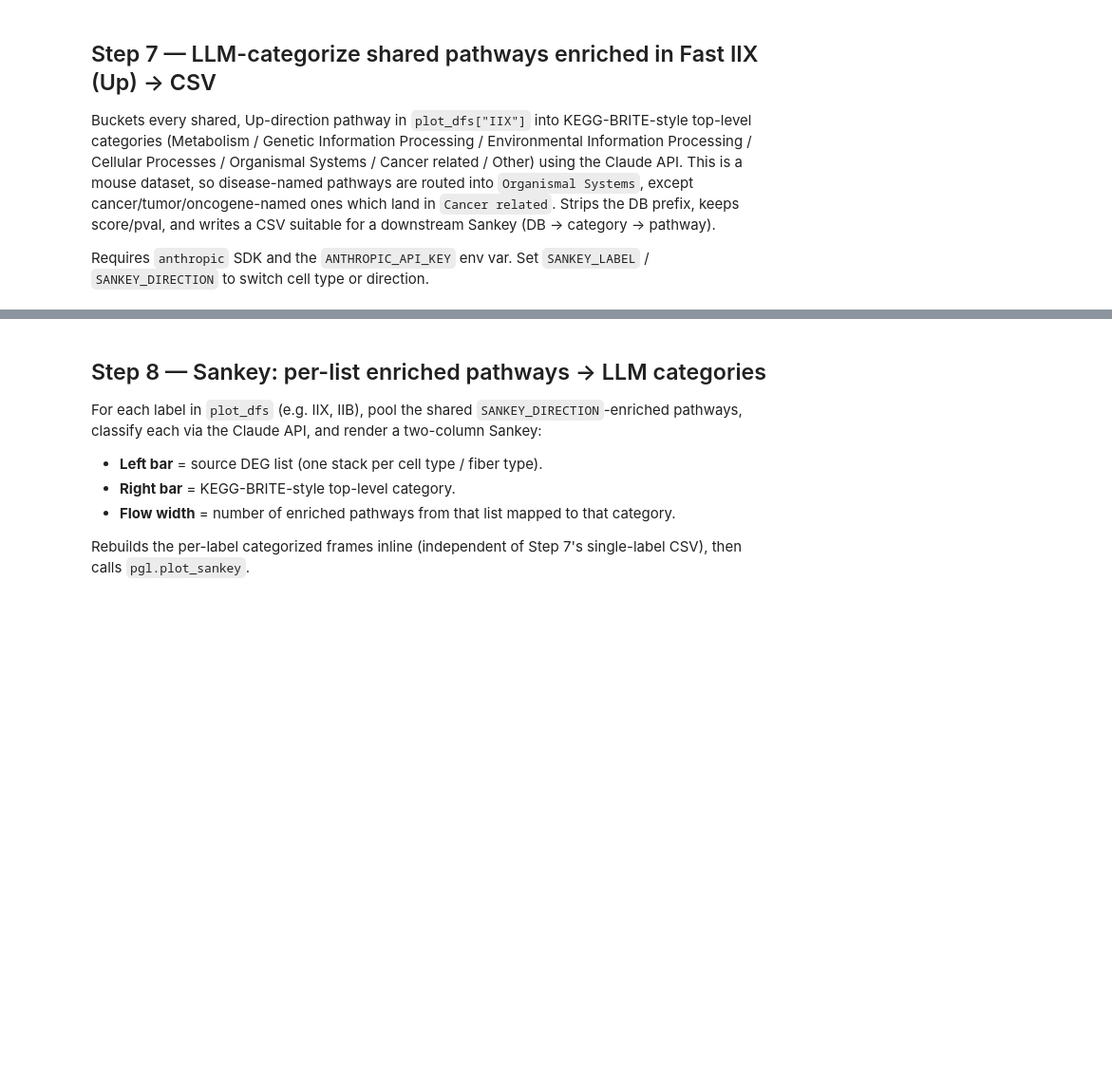
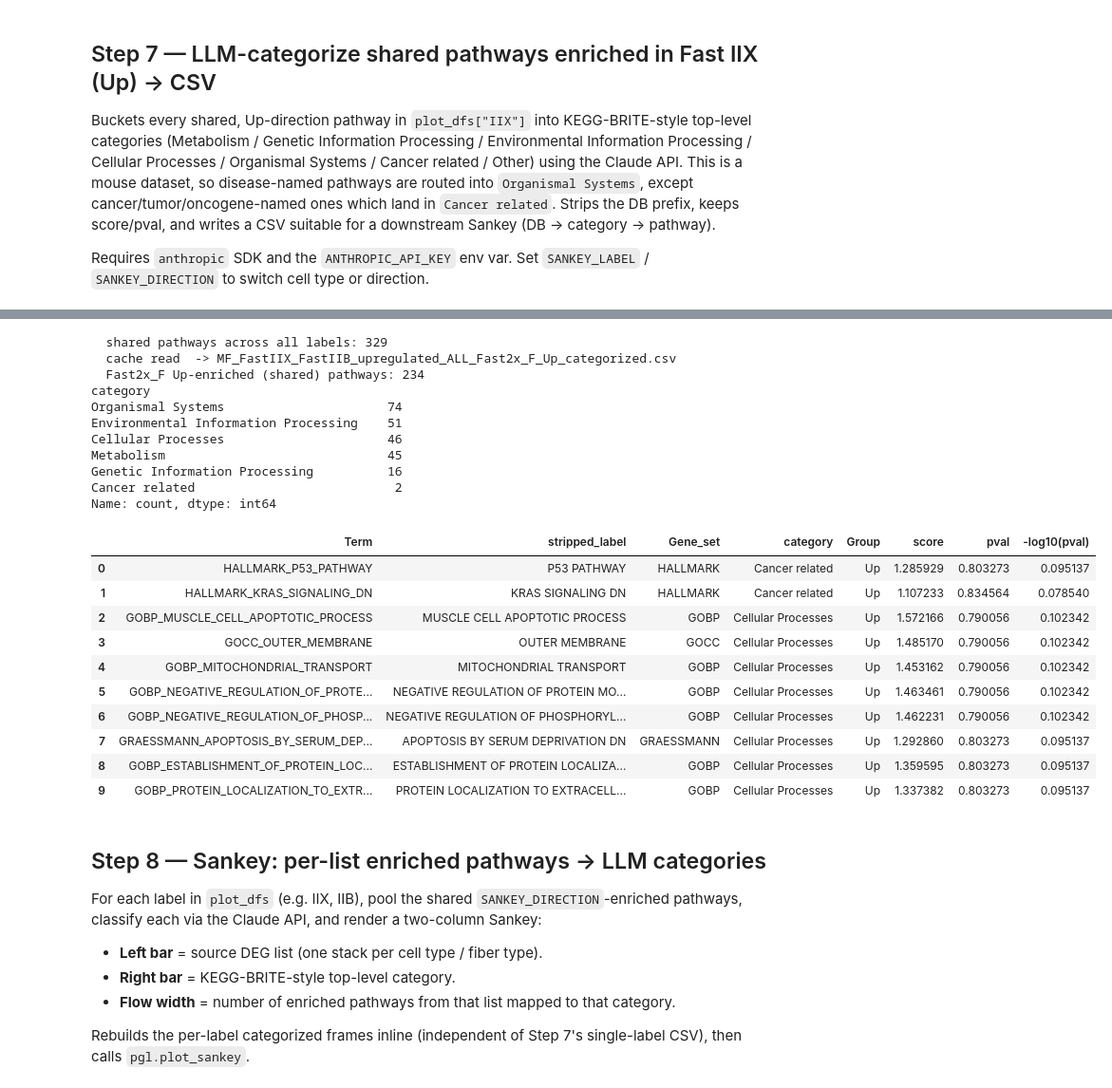
Before and after one commit to sachha-naksha/TA_muscle_ageing, a Jupyter notebook: py_scripts/3_geneset_scores/DEG_Functional_Enrichment.ipynb, the cells around one changed output, grey strips where cells are left out. Shown at 95% size. Saved outputs shown, nothing was run; the diff lists cells and outputs as text; code cells hidden in the pictures; blank space fills up the shorter version.

```diff
--- a/py_scripts/3_geneset_scores/DEG_Functional_Enrichment.ipynb
+++ b/py_scripts/3_geneset_scores/DEG_Functional_Enrichment.ipynb
@@ -233,24 +269,82 @@ print(f"  loaded ANTHROPIC_API_KEY from {ANTHROPIC_KEY_FILE}")
 # %%
 SANKEY_LABEL = "Fast2x_F"   # which entry in plot_dfs to pool for this single-label CSV
 # SANKEY_DIRECTION is inherited from Cell A (derived from DIRECTION_MODE)
 CATEGORIZE_MODEL = "claude-haiku-4-5-20251001"
 
+# Explicit API toggle — you choose. No auto-detection.
+#   USE_API = False -> read the cached CSV (raises if missing)
+#   USE_API = True  -> call the Claude API and (over)write the cached CSV
+USE_API = False
+
+
+def _categorized_csv_path(label, direction):
+    return OUTPUT_DIR / f"{ANALYSIS_LABEL}_{PATHWAY_TYPE_LABEL}_{label}_{direction}_categorized.csv"
+
+
+def categorize_with_cache(plot_df, *, shared, direction, label, use_api):
+    """Per-label LLM categorization with an explicit API/cache switch.
+
+    `use_api=False` reads the cached CSV at `_categorized_csv_path(label, direction)`
+    and raises `FileNotFoundError` if it's missing. `use_api=True` calls
+    `pgl.categorize_enriched_plot_df` and writes the result to that CSV
+    (overwriting any existing file). No silent fallback either way.
+    """
+    csv_path = _categorized_csv_path(label, direction)
+    if not use_api:
+        if not csv_path.exists():
+            raise FileNotFoundError(
+                f"USE_API=False but no cached CSV at {csv_path}.\n"
+                "Set USE_API=True once to populate it."
+            )
+        print(f"  cache read  -> {csv_path.name}")
+        return pd.read_csv(csv_path)
+    df = pgl.categorize_enriched_plot_df(
+        plot_df,
+        shared=shared,
+        direction=direction,
+        model=CATEGORIZE_MODEL,
+    )
+    df.to_csv(csv_path, index=False)
+    print(f"  api call    -> saved {csv_path.name}")
+    return df
+
+
 shared = pgl.common_pathways(plot_dfs)
 print(f"  shared pathways across all labels: {len(shared)}")
 
-sankey_df = pgl.categorize_enriched_plot_df(
+sankey_df = categorize_with_cache(
     plot_dfs[SANKEY_LABEL],
     shared=shared,
     direction=SANKEY_DIRECTION,
-    model=CATEGORIZE_MODEL,
+    label=SANKEY_LABEL,
+    use_api=USE_API,
 )
 print(f"  {SANKEY_LABEL} {SANKEY_DIRECTION}-enriched (shared) pathways: {len(sankey_df)}")
 print(sankey_df["category"].value_counts())
-
-csv_path = OUTPUT_DIR / f"{ANALYSIS_LABEL}_{PATHWAY_TYPE_LABEL}_{SANKEY_LABEL}_{SANKEY_DIRECTION}_categorized.csv"
-sankey_df.to_csv(csv_path, index=False)
-print(f"  saved -> {csv_path}")
 sankey_df.head(10)
+# %% [output]
+  shared pathways across all labels: 329
+  cache read  -> MF_FastIIX_FastIIB_upregulated_ALL_Fast2x_F_Up_categorized.csv
+  Fast2x_F Up-enriched (shared) pathways: 234
+category
+Organismal Systems                      74
+Environmental Information Processing    51
+Cellular Processes                      46
+Metabolism                              45
+Genetic Information Processing          16
+Cancer related                           2
+Name: count, dtype: int64
+|  | Term | stripped_label | Gene_set | category | Group | score | pval | -log10(pval) |
+| 0 | HALLMARK_P53_PATHWAY | P53 PATHWAY | HALLMARK | Cancer related | Up | 1.285929 | 0.803273 | 0.095137 |
+| 1 | HALLMARK_KRAS_SIGNALING_DN | KRAS SIGNALING DN | HALLMARK | Cancer related | Up | 1.107233 | 0.834564 | 0.078540 |
+| 2 | GOBP_MUSCLE_CELL_APOPTOTIC_PROCESS | MUSCLE CELL APOPTOTIC PROCESS | GOBP | Cellular Processes | Up | 1.572166 | 0.790056 | 0.102342 |
+| 3 | GOCC_OUTER_MEMBRANE | OUTER MEMBRANE | GOCC | Cellular Processes | Up | 1.485170 | 0.790056 | 0.102342 |
+| 4 | GOBP_MITOCHONDRIAL_TRANSPORT | MITOCHONDRIAL TRANSPORT | GOBP | Cellular Processes | Up | 1.453162 | 0.790056 | 0.102342 |
+| 5 | GOBP_NEGATIVE_REGULATION_OF_PROTE... | NEGATIVE REGULATION OF PROTEIN MO... | GOBP | Cellular Processes | Up | 1.463461 | 0.790056 | 0.102342 |
+| 6 | GOBP_NEGATIVE_REGULATION_OF_PHOSP... | NEGATIVE REGULATION OF PHOSPHORYL... | GOBP | Cellular Processes | Up | 1.462231 | 0.790056 | 0.102342 |
+| 7 | GRAESSMANN_APOPTOSIS_BY_SERUM_DEP... | APOPTOSIS BY SERUM DEPRIVATION DN | GRAESSMANN | Cellular Processes | Up | 1.292860 | 0.803273 | 0.095137 |
+| 8 | GOBP_ESTABLISHMENT_OF_PROTEIN_LOC... | ESTABLISHMENT OF PROTEIN LOCALIZA... | GOBP | Cellular Processes | Up | 1.359595 | 0.803273 | 0.095137 |
+| 9 | GOBP_PROTEIN_LOCALIZATION_TO_EXTR... | PROTEIN LOCALIZATION TO EXTRACELL... | GOBP | Cellular Processes | Up | 1.337382 | 0.803273 | 0.095137 |
 # %% [markdown]
 ## Step 8 — Sankey: per-list enriched pathways → LLM categories
 
```
Also changed, not shown: parts of 9 cells of this notebook.
